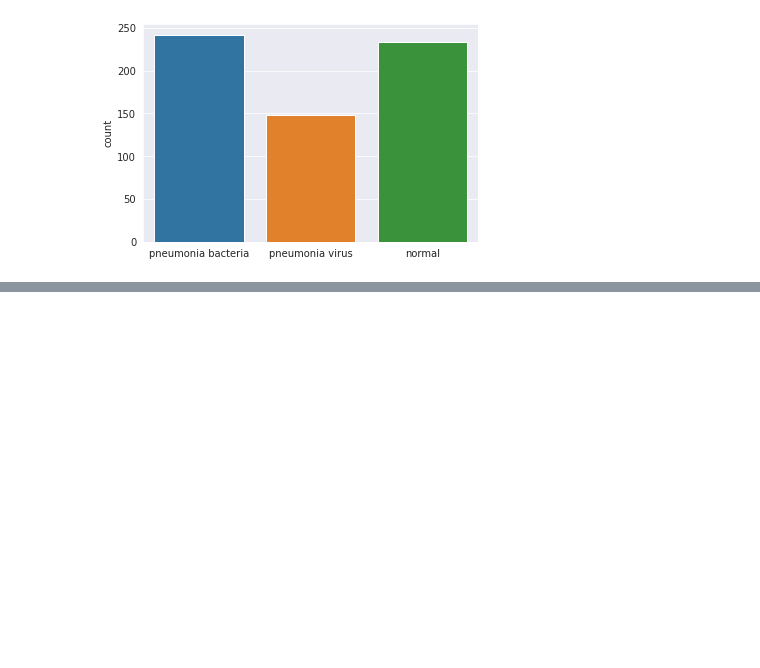
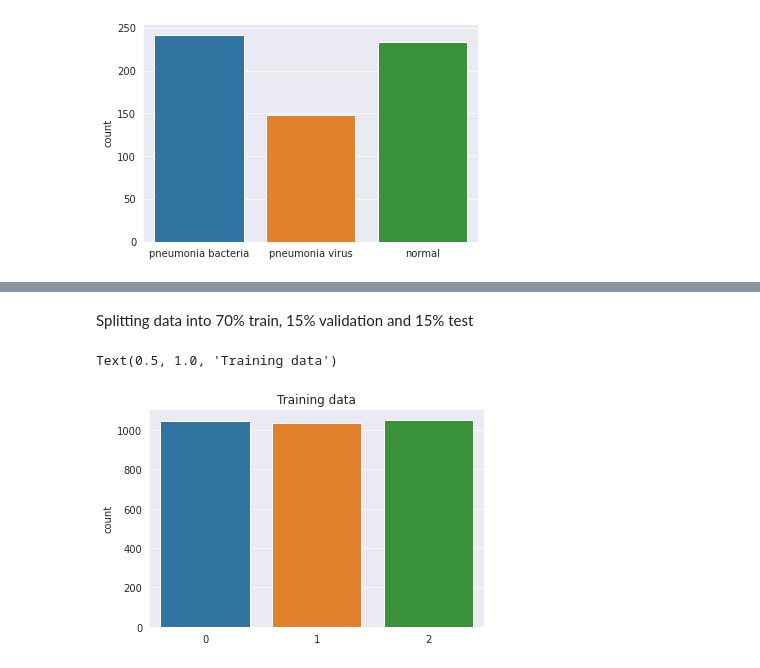
Before and after one commit to Kshitij879/PnemoniaDetection, a Jupyter notebook: Pneumonia_Detection_model.ipynb, the cells around one changed output, grey strips where cells are left out. Cells and saved outputs as stored; diff of their text form; code cells hidden in the pictures; blank space fills up the shorter version.

```diff
--- a/Pneumonia_Detection_model.ipynb
+++ b/Pneumonia_Detection_model.ipynb
@@ -145,0 +192,9 @@ display_set(test)
+# %% [markdown]
+Splitting data into 70% train, 15% validation and 15% test
+# %%
+# shuffling the samples to have matching ditributions regarding the differents sets
+x_train, x_test, y_train, y_test = train_test_split(x, y, test_size=0.3, shuffle=True)
+sns.countplot([np.where(np.asarray(r)==1)[0][0] for r in y_train]).set_title('Training data')
+# %% [output]
+Text(0.5, 1.0, 'Training data')
+[figure, added]
```
Also changed, not shown: parts of 10 cells of this notebook.
